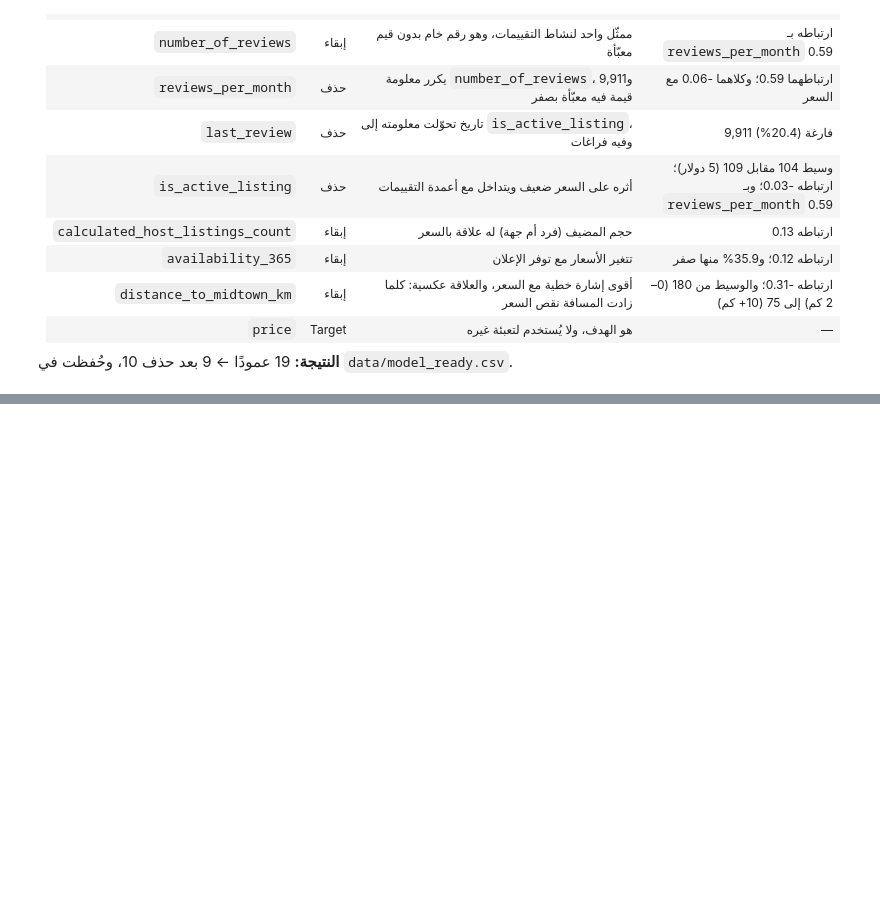
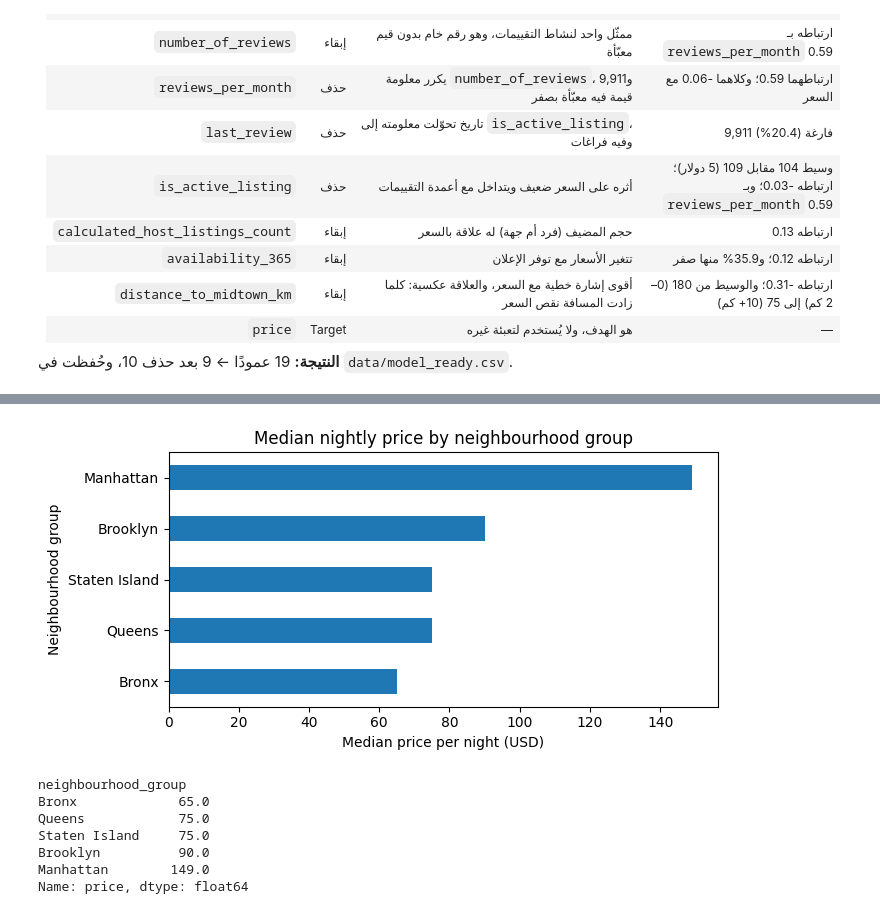
Before and after one commit to loudamn78-gif/smartstay-ai, a Jupyter notebook: notebook.ipynb, the cells around one changed output, grey strips where cells are left out. Cells and saved outputs as stored; diff of their text form; code cells hidden in the pictures; blank space fills up the shorter version.

```diff
--- a/notebook.ipynb
+++ b/notebook.ipynb
@@ -639,0 +670,17 @@ dtype: object
+# %%
+med = feat.groupby("neighbourhood_group")["price"].median().sort_values()
+ax = med.plot(kind="barh", figsize=(7, 3.5), title="Median nightly price by neighbourhood group")
+ax.set_xlabel("Median price per night (USD)")
+ax.set_ylabel("Neighbourhood group")
+plt.tight_layout()
+plt.show()
+print(med)
+# %% [output]
+[figure, added]
+neighbourhood_group
+Bronx             65.0
+Queens            75.0
+Staten Island     75.0
+Brooklyn          90.0
+Manhattan        149.0
+Name: price, dtype: float64
```
Also changed, not shown: parts of 16 cells of this notebook.
